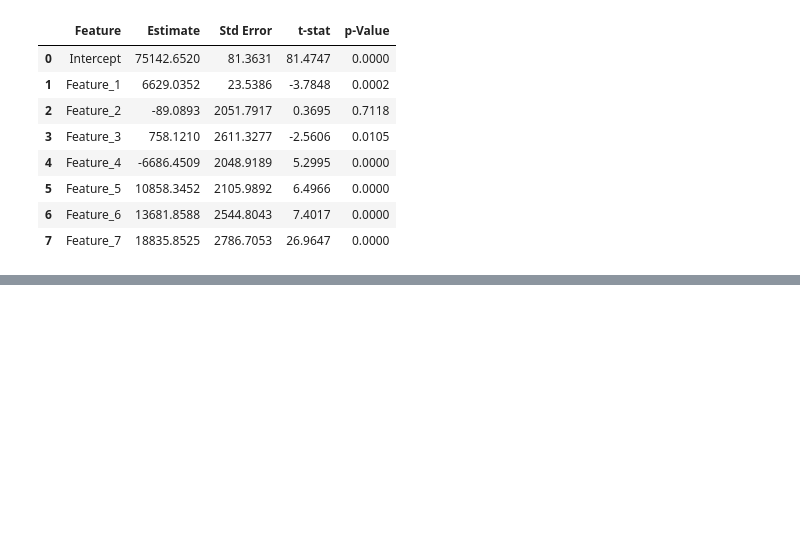
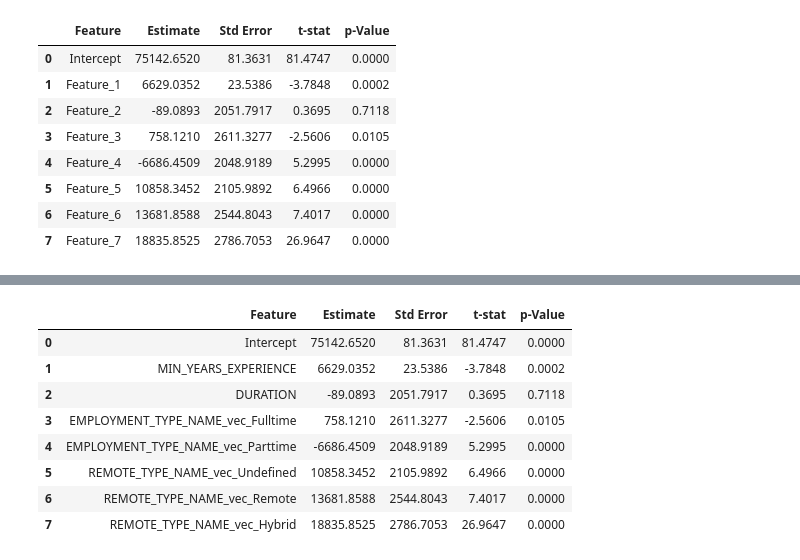
Before and after one commit to julio1the/assignment-04-juliocesarvg, a Jupyter notebook: assignment04-juliocesarvg_sol.ipynb, the cells around one changed output, grey strips where cells are left out. Drawn from its saved outputs; the diff is of its cells as text; code cells hidden in the pictures; blank space fills up the shorter version.

```diff
--- a/assignment04-juliocesarvg_sol.ipynb
+++ b/assignment04-juliocesarvg_sol.ipynb
@@ -496,0 +499,71 @@ In short, the model gives a general idea, but it’s not fine-tuned yet and need
+# %%
+from pyspark.ml.regression import GeneralizedLinearRegression
+
+feature_names = assembler.getInputCols()
+
+glr = GeneralizedLinearRegression(
+    featuresCol="features",
+    labelCol="SALARY",
+    family="gaussian",
+    link="identity",
+    maxIter=10,
+    regParam=0.3
+)
+# Train the GLR model using the training dataset to learn the relationship between features and SALARY
+glr_model = glr.fit(regression_train)
+summary = glr_model.summary
+
+# Coefficients and Intercept
+print("Intercept: {:.4f}".format(glr_model.intercept))
+print("Coefficients:")
+for i, coef in enumerate(glr_model.coefficients):
+    print(f" Feature {i + 1}: {coef:.4f}")
+
+# Summary stats
+print("\n--- Regression Summary ---")
+print("Coefficient Standard Errors:", [f"{val:.4f}" for val in summary.coefficientStandardErrors])
+print("T Values:", [f"{val:.4f}" for val in summary.tValues])
+print("P Values:", [f"{val:.4f}" for val in summary.pValues])
+
+# print(f"\nDispersion: {summary.dispersion:.4f}")
+print(f"Null Deviance: {summary.nullDeviance:.4f}")
+print(f"Residual DF Null: {summary.residualDegreeOfFreedomNull}")
+print(f"Deviance: {summary.deviance:.4f}")
+print(f"Residual DF: {summary.residualDegreeOfFreedom}")
+print(f"AIC: {summary.aic:.4f}")
+
+# 1. Pull feature names directly from Java backend
+feature_names = summary._call_java("featureNames")
+
+# 2. Construct full table including intercept
+features = ["Intercept"] + feature_names
+coefs = [glr_model.intercept] + list(glr_model.coefficients)
+se = list(summary.coefficientStandardErrors)
+tvals = list(summary.tValues)
+pvals = list(summary.pValues)
+
+#This block ensures all regression output values (coefficients, errors, t-values, p-values)
+
+# print("---This is Diagnostic check, No need to print it in the final doc---")
+# print("Length of features:", len(features))
+# print("Length of coefs:", len(coefs))
+# print("Length of se:", len(se))
+# print("Length of tvals:", len(tvals))
+# print("Length of pvals:", len(pvals))
+
+
+coef_table = pd.DataFrame({
+    "Feature": features,
+    "Estimate": [f"{v:.4f}" if v is not None else None for v in coefs],
+    "Std Error": [f"{v:.4f}" if v is not None else None for v in se],
+    "t-stat": [f"{v:.4f}" if v is not None else None for v in tvals],
+    "p-Value": [f"{v:.4f}" if v is not None else None for v in pvals]
+})
+
+
+# 4. Save for report
+coef_table.to_csv("output/glr_summary.csv", index=False)
+
+# 5. Optional pretty print
+HTML(coef_table.to_html())
+# %% [output]
@@ -496,0 +590,9 @@ In short, the model gives a general idea, but it’s not fine-tuned yet and need
+|  | Feature | Estimate | Std Error | t-stat | p-Value |
+| 0 | Intercept | 75142.6520 | 81.3631 | 81.4747 | 0.0000 |
+| 1 | MIN_YEARS_EXPERIENCE | 6629.0352 | 23.5386 | -3.7848 | 0.0002 |
+| 2 | DURATION | -89.0893 | 2051.7917 | 0.3695 | 0.7118 |
+| 3 | EMPLOYMENT_TYPE_NAME_vec_Fulltime | 758.1210 | 2611.3277 | -2.5606 | 0.0105 |
+| 4 | EMPLOYMENT_TYPE_NAME_vec_Parttime | -6686.4509 | 2048.9189 | 5.2995 | 0.0000 |
+| 5 | REMOTE_TYPE_NAME_vec_Undefined | 10858.3452 | 2105.9892 | 6.4966 | 0.0000 |
+| 6 | REMOTE_TYPE_NAME_vec_Remote | 13681.8588 | 2544.8043 | 7.4017 | 0.0000 |
+| 7 | REMOTE_TYPE_NAME_vec_Hybrid | 18835.8525 | 2786.7053 | 26.9647 | 0.0000 |
```
Also changed, not shown: parts of 11 cells of this notebook, 4 other files.
